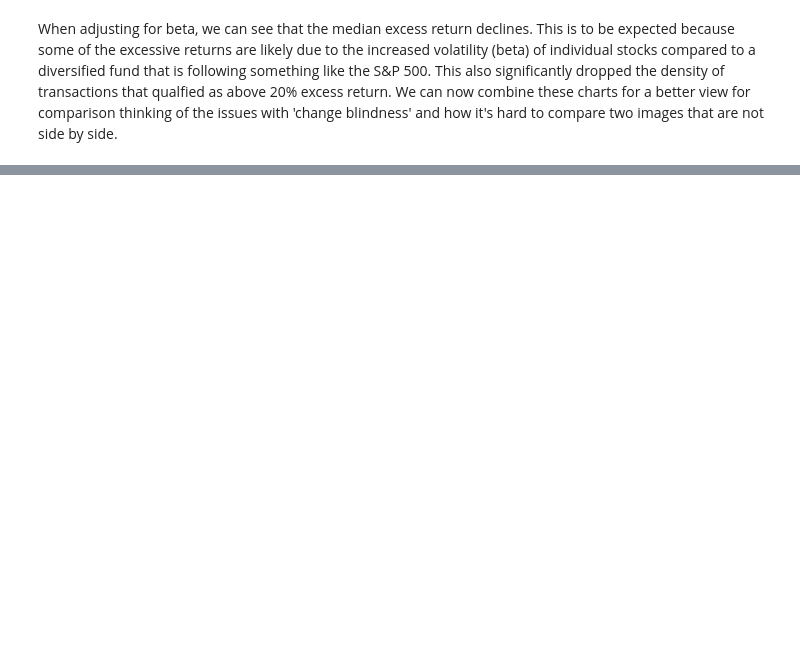
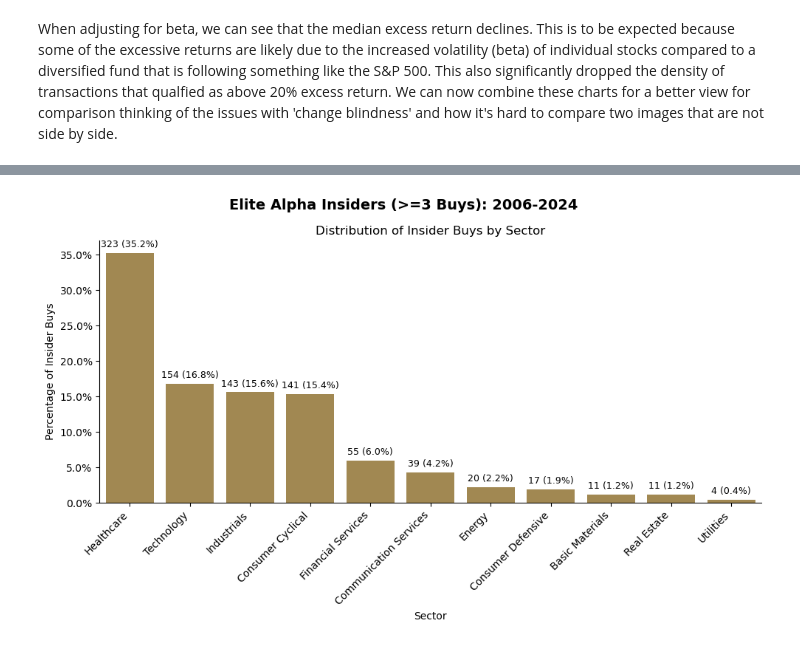
Before and after one commit to tmacpherson6/Do-Insiders-Know-Something-We-Dont, a Jupyter notebook: Notebook 6 - good_buyers.ipynb, the cells around one changed output, grey strips where cells are left out. Drawn from its saved outputs; the diff is of its cells as text; code cells hidden in the pictures; blank space fills up the shorter version.

```diff
--- a/Notebook 6 - good_buyers.ipynb
+++ b/Notebook 6 - good_buyers.ipynb
@@ -496,33 +379,37 @@ plt.show()
 # %%
-# PLOT 7: Sector distribution of Elite Alpha Insiders (>=3 Buys)
-
 # Filter and create temporary DataFrame for valid sector values
-df_elite_alpha_sector_valid = df_elite_alpha_insiders[df_elite_alpha_insiders["sector"].notnull()].copy()
+df_elite_alpha_sector_valid = monthly_counts[monthly_counts["sector"].notnull()].copy()
 
 # Calculate sector counts and percentages
 sector_counts = df_elite_alpha_sector_valid["sector"].value_counts()
 sector_percentages = (sector_counts / sector_counts.sum()) * 100
 
 # Plot bar chart
 plt.figure(figsize=(10, 6))
-ax = sns.barplot(x=sector_counts.index, y=sector_percentages.values)
+ax = sns.barplot(x=sector_counts.index, y=sector_percentages.values, color = '#9A7116', alpha = 0.8)
 
 # Titles
 plt.suptitle("Elite Alpha Insiders (>=3 Buys): 2006-2024", fontsize=14, fontweight="bold")
 plt.title("Distribution of Insider Buys by Sector", fontsize=12)
 
 # Labels and formatting
 plt.xlabel("Sector")
 plt.ylabel("Percentage of Insider Buys")
 plt.xticks(rotation=45, ha='right')
 plt.gca().yaxis.set_major_formatter(mtick.PercentFormatter())
 
 # Annotate bars with count and percentage
 for i, (count, pct) in enumerate(zip(sector_counts.values, sector_percentages.values)):
   ax.text(i, pct + 0.5, f"{count} ({pct:.1f}%)", ha="center", va="bottom", fontsize=9)
 
 # Grid and layout
 plt.grid(axis="y", linestyle="--", alpha=0.7)
+plt.grid(False)
 plt.tight_layout()
+ax = plt.gca()
+ax.spines["top"].set_visible(False)
+ax.spines["right"].set_visible(False)
 
 plt.show()
+# %% [output]
+[figure, added]
```
Also changed, not shown: parts of 7 cells of this notebook, 3 other files.
